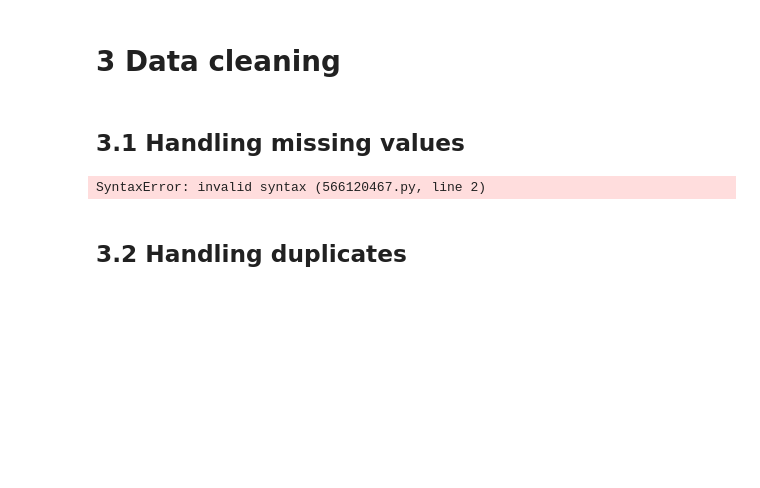
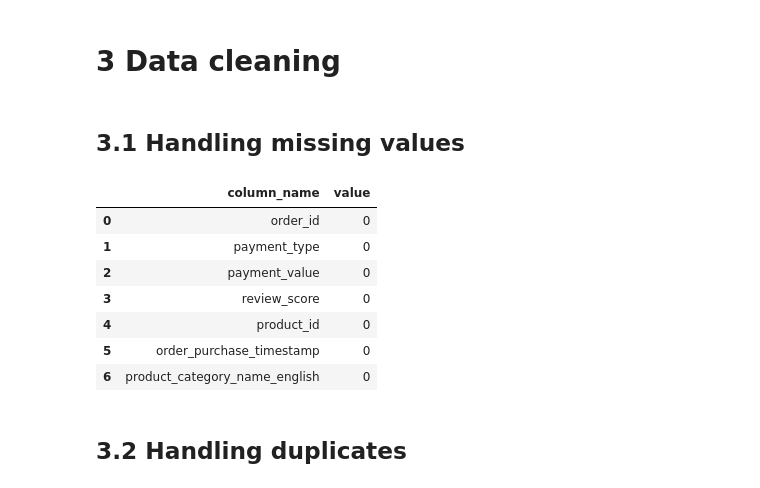
Before and after one commit to LingAdeu/Data-Wrangling-with-Python, a Jupyter notebook: Data Wrangling Project.ipynb, the cells around one changed output. Drawn from its saved outputs; the diff is of its cells as text; code cells hidden in the pictures; blank space fills up the shorter version.

```diff
--- a/Data Wrangling Project.ipynb
+++ b/Data Wrangling Project.ipynb
@@ -190,9 +190,16 @@ After removing the `product_category_name`, the `join_tbl` contains 7 columns an
 ## 3.1 Handling missing values
 # %%
 # check missing values
-join_tbl.isna().sum().to_frame().
+join_tbl.isna().sum().to_frame().reset_index().rename(columns={"index":"column_name", 0:"value"})
 # %% [output]
-SyntaxError: invalid syntax (566120467.py, line 2)
+|  | column_name | value |
+| 0 | order_id | 0 |
+| 1 | payment_type | 0 |
+| 2 | payment_value | 0 |
+| 3 | review_score | 0 |
+| 4 | product_id | 0 |
+| 5 | order_purchase_timestamp | 0 |
+| 6 | product_category_name_english | 0 |
 # %% [markdown]
 ## 3.2 Handling duplicates
 # %%
```
Also changed, not shown: parts of 7 cells of this notebook.
